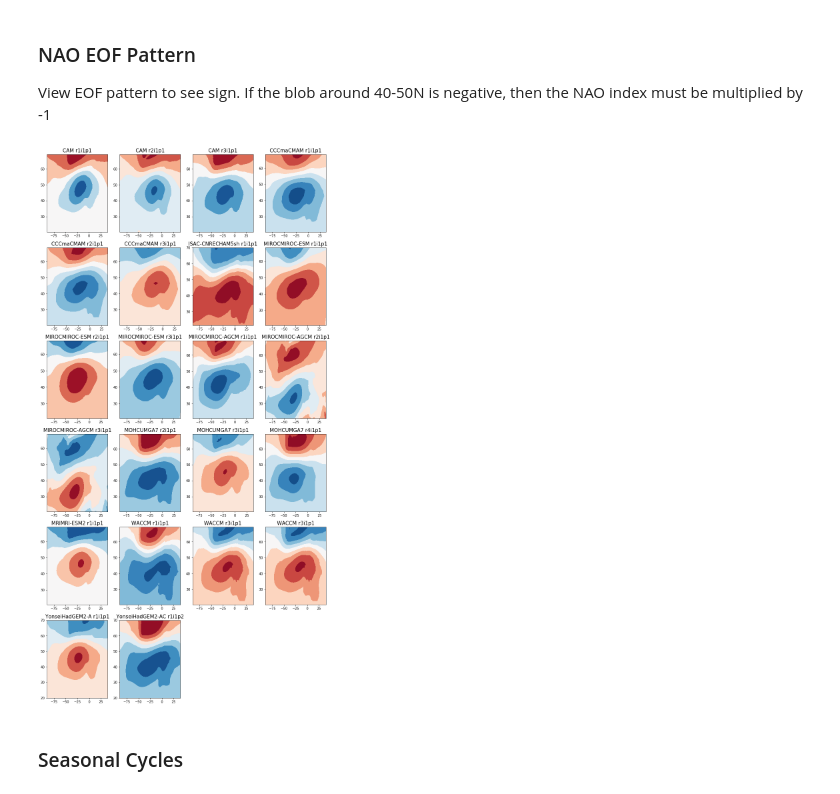
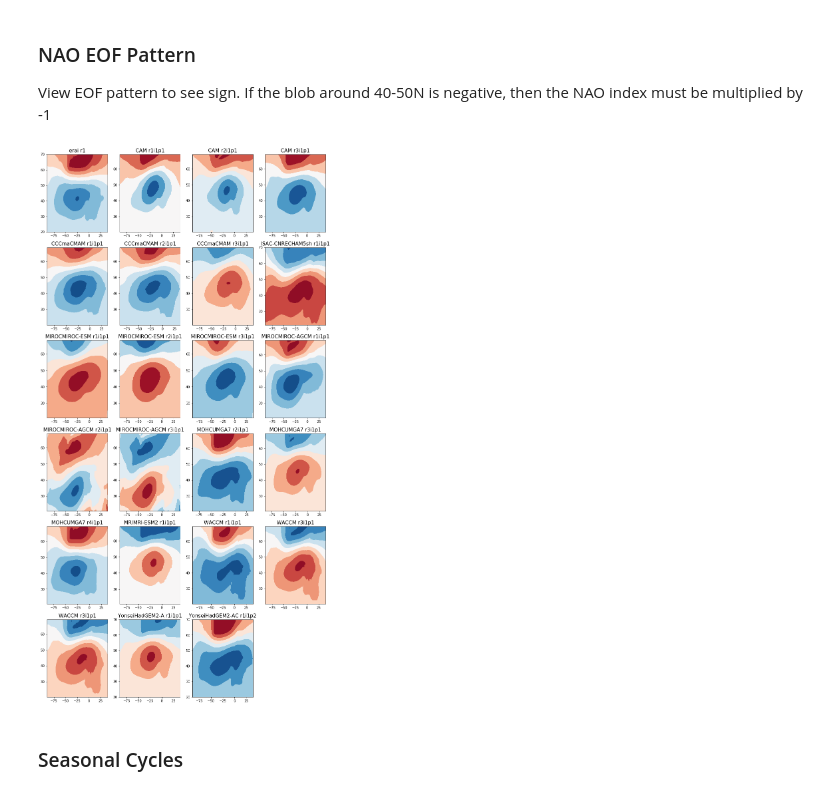
Before and after one commit to nltyrrell/qboicen_ipynb, a Jupyter notebook: ensemble_QBOi_CEN_Exp1_day.ipynb, the cells around one changed output. Drawn from its saved outputs; the diff is of its cells as text; code cells hidden in the pictures.

```diff
--- a/ensemble_QBOi_CEN_Exp1_day.ipynb
+++ b/ensemble_QBOi_CEN_Exp1_day.ipynb
@@ -249,33 +282,34 @@ mirocmiroc_esm_abs_week_r3 = weekmean(mirocmiroc_esm_r3)
 
 View EOF pattern to see sign. If the blob around 40-50N is negative, then the NAO index must be multiplied by -1
 # %%
-mlist = [['CAM','r1i1p1'],['CAM','r2i1p1'],['CAM','r3i1p1'],
+mlist = [['erai','r1'],
+         ['CAM','r1i1p1'],['CAM','r2i1p1'],['CAM','r3i1p1'],
          ['CCCmaCMAM','r1i1p1'],['CCCmaCMAM','r2i1p1'],['CCCmaCMAM','r3i1p1'],
          ['ISAC-CNRECHAM5sh','r1i1p1'],
          ['MIROCMIROC-ESM','r1i1p1'],['MIROCMIROC-ESM','r2i1p1'],['MIROCMIROC-ESM','r3i1p1'],
          ['MIROCMIROC-AGCM','r1i1p1'],['MIROCMIROC-AGCM','r2i1p1'],['MIROCMIROC-AGCM','r3i1p1'],
          ['MOHCUMGA7','r2i1p1'],['MOHCUMGA7','r3i1p1'],['MOHCUMGA7','r4i1p1'],
          ['MRIMRI-ESM2','r1i1p1'],
          ['WACCM','r1i1p1'],['WACCM','r3i1p1'],['WACCM','r3i1p1'],
          ['YonseiHadGEM2-A','r1i1p1'],
          ['YonseiHadGEM2-AC','r1i1p2']]
 
 cmap = "RdBu_r"
 
 fig = plt.figure(figsize=(15,30))
 for j, m in enumerate(mlist):
     imon_all = iris.load_cube('/home/tyrrell/research/qbo/qboi/cen_data/nao_eof1_mon_'+m[0]+'_QBOiExp1_'+m[1]+'_mon.nc')[0,::]
     imon_all = imon_all.intersection(longitude=(-90,40))
     iris.util.promote_aux_coord_to_dim_coord(imon_all,'longitude')
     ax1 = fig.add_subplot(6,4,j+1) #,projection=NPS_proj)
     #ax1.set_extent((-180, 180, 10, 90),crs=PC_proj); ax1.coastlines()
     lat = imon_all.coord('latitude').points
     lon = imon_all.coord('longitude').points
     im = plt.contourf(lon,lat,imon_all.data,cmap=cmap) #,levels=tlevels,alpha=alpha,extend='max')
     #ax1.gridlines(crs=PC_proj, linestyle='-')
     plt.title(m[0]+' '+m[1],fontsize=15)
 # %% [output]
-[figure, old version]
+[figure, new version]
 # %% [markdown]
 ### Seasonal Cycles
 # %%
```
Also changed, not shown: parts of 5 cells of this notebook.
